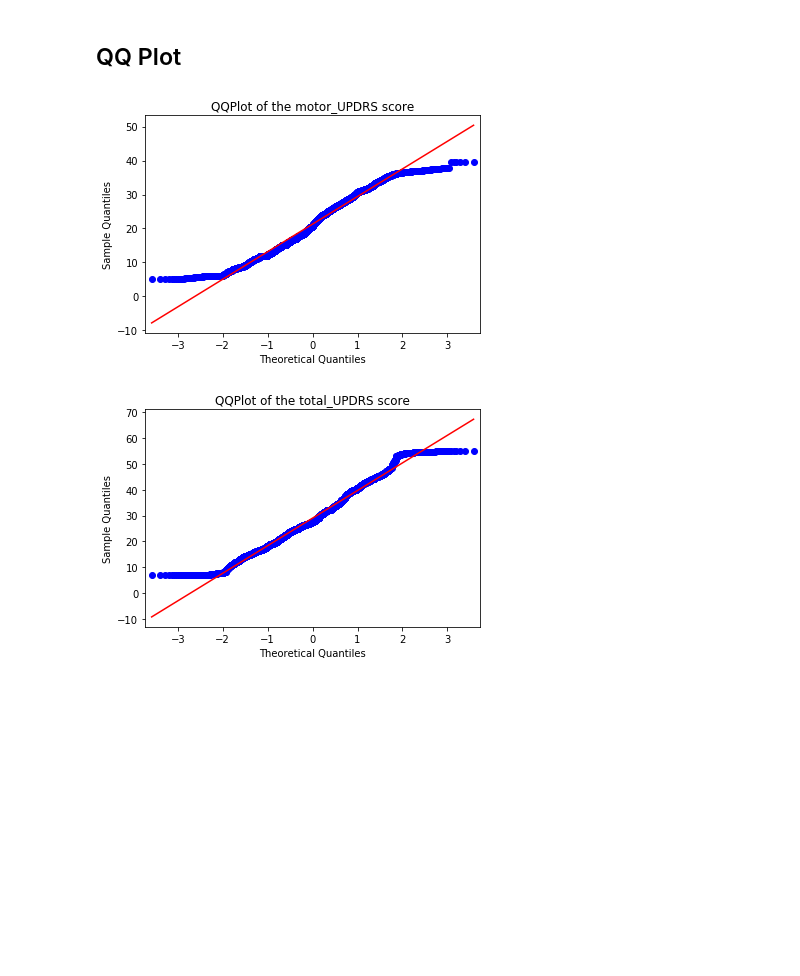
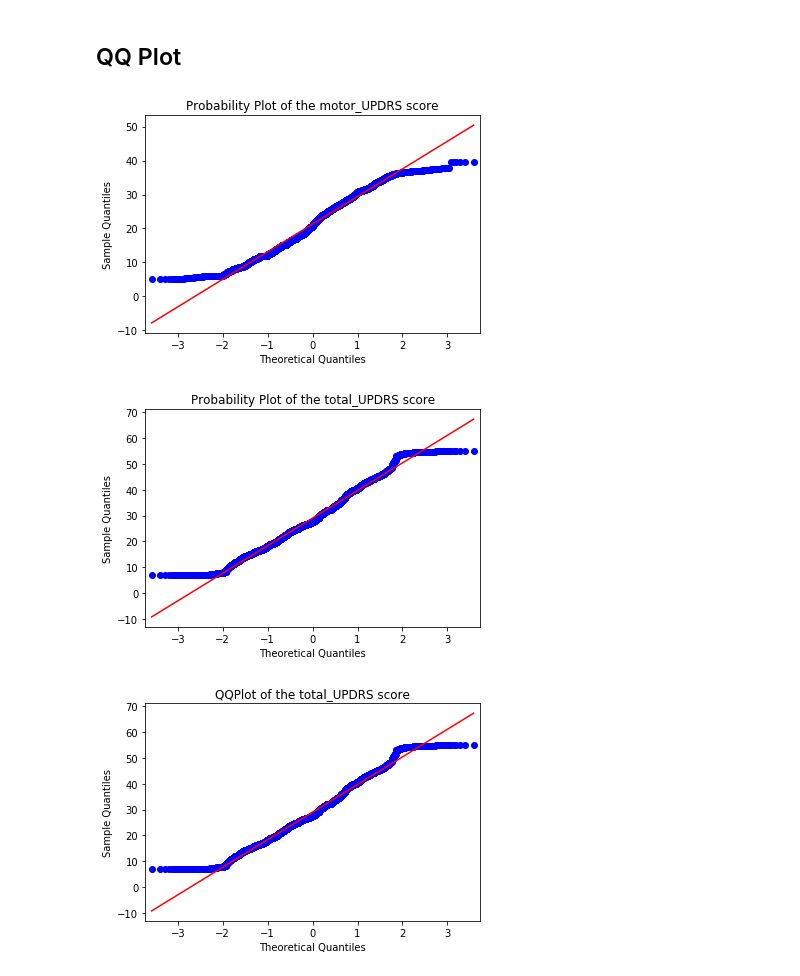
Before and after one commit to Mymoza/DataMining-UPDRS, a Jupyter notebook: UPDRS.ipynb, the cells around one changed output. Cells and saved outputs as stored; diff of their text form; code cells hidden in the pictures; blank space fills up the shorter version.

```diff
--- a/UPDRS.ipynb
+++ b/UPDRS.ipynb
@@ -183,13 +183,18 @@ Le score total de UPDRS semble suivre une loi normale de moyenne 30
 # %%
 import numpy as np
 import statsmodels.api as sm
 import pylab as py
 
 sm.qqplot(df['motor_UPDRS'], line='s')
-py.title('QQPlot of the motor_UPDRS score')
+py.title('Probability Plot of the motor_UPDRS score')
+
+sm.qqplot(df['total_UPDRS'], line='s')
+py.title('Probability Plot of the total_UPDRS score')
+
 py.show()
 # %% [output]
-[figure, old version]
+[figure, new version]
+[figure, added]
 # %%
 sm.qqplot(df['total_UPDRS'], line='s')
 py.title('QQPlot of the total_UPDRS score')
```
Also changed, not shown: parts of 5 cells of this notebook.
